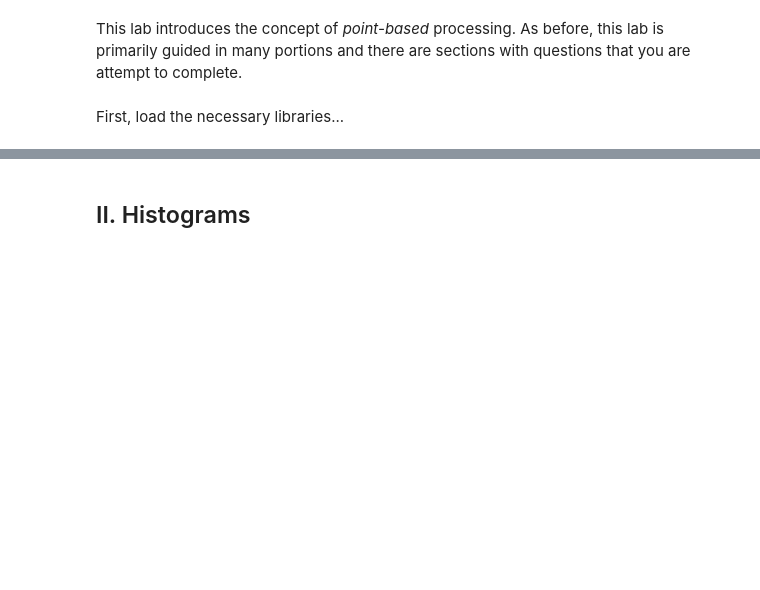
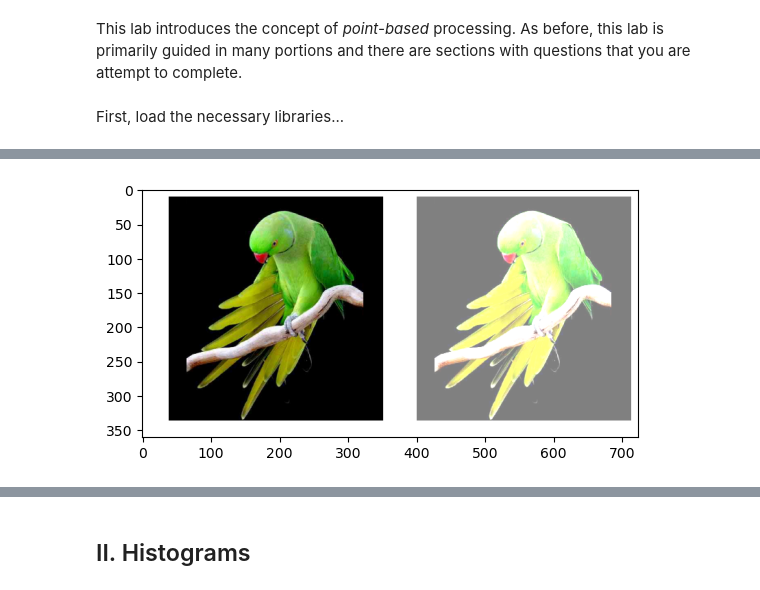
Before and after one commit to junyao0525/Vision-lab-CDS6334, a Jupyter notebook: Lab02/Lab02/Lab02.ipynb, the cells around one changed output, grey strips where cells are left out. Saved outputs shown, nothing was run; the diff lists cells and outputs as text; code cells hidden in the pictures; blank space fills up the shorter version.

```diff
--- a/Lab02/Lab02/Lab02.ipynb
+++ b/Lab02/Lab02/Lab02.ipynb
@@ -99,3 +175,11 @@ plt.show()
+# %%
+#add function
+
+parrot_div = np.clip(128+parrot.astype(np.float32),0,255).astype(np.uint8)
+plt.imshow(np.hstack((parrot,parrot_div)))
+plt.show()
+# %% [output]
+[figure, added]
 # %% [markdown]
 **Q2**: Try to implement the following three functions on the `pout.png` image:<br>
 <img src="arithmetic-operations.png" style="width:500px">
```
Also changed, not shown: parts of 23 cells of this notebook, 3 other files.
